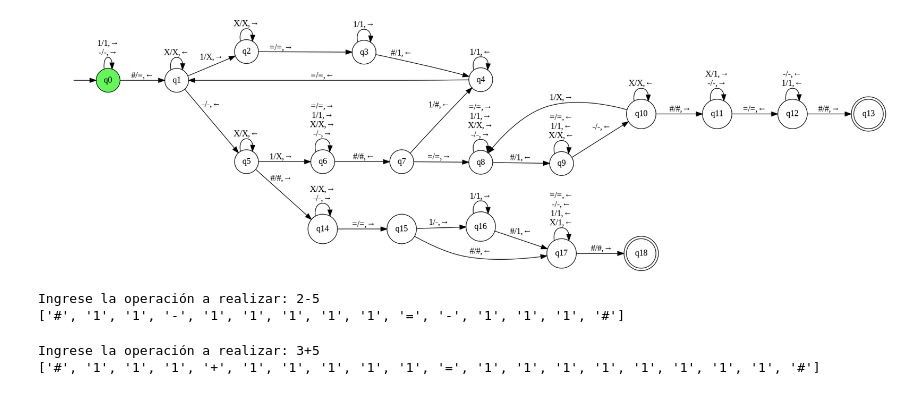
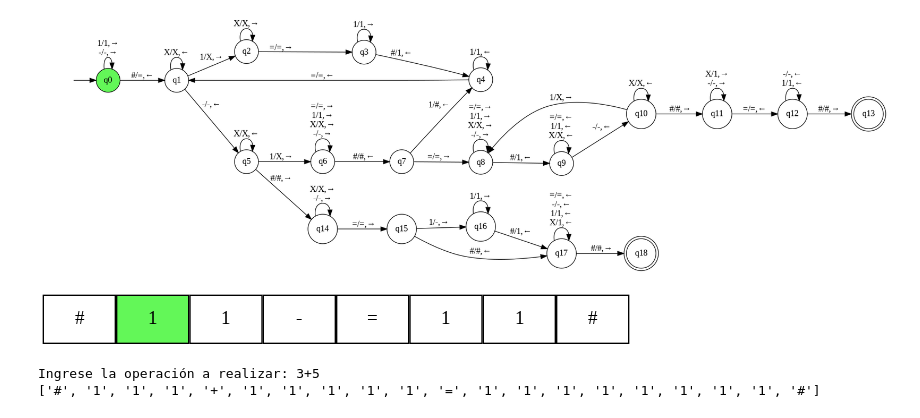
Before and after one commit to MargaretG7/Personal-Projects, a Jupyter notebook: Resta_Máquina_de_Turing.ipynb, the cells around one changed output. Drawn from its saved outputs; the diff is of its cells as text; code cells hidden in the pictures.

```diff
--- a/Resta_Máquina_de_Turing.ipynb
+++ b/Resta_Máquina_de_Turing.ipynb
@@ -113,7 +116,7 @@ elementos = []
 numeros = entrada.split("-")
 
 def display_graph(array, j):
-    time.sleep(0.5)
+    time.sleep(1.5)
     clear_current_output()
     dot = Digraph()
     # Establecer dirección vertical del grafo
@@ -141,49 +144,88 @@ for i, numero in enumerate(numeros):
     if i < len(numeros) - 1:
         elementos.append('-')
 elementos = ['#'] + elementos + ['#']
-##print(elementos)
 
 for i in range(1, len(elementos)):
+      graph(elementos,i)
       if elementos[i] == '#':
           elementos[i] = '='
           elementos.append('#')
-##print(elementos)
+          graph(elementos,i)
 
 cont, band = 0, len(elementos)
 pos = elementos.index('=')-1
 
+def forGraph1(i,j):
+  for x in range (i, j):
+    graph(elementos, x)
+
+def forGraph2(i,j):
+  for y in range (j-1, i-1,-1):
+    graph(elementos, y)
+
 while (band != 0):
       if elementos[pos-cont] == '1':
             elementos[pos-cont] = 'X'
+            forGraph1(pos-cont, len(elementos))
             elementos.insert(len(elementos)-1,'1')
+            graph(elementos, len(elementos)-2)
+            forGraph2(pos-cont, len(elementos)-2)
             cont += 1;
       else: break;
       band -=1;
 
 cont, band = 0, len(elementos)
 ddr, val = 0, 2
 pos2 = elementos.index('-')-1
+forGraph2(pos2+1, pos2+2)
 
 while (band != 0):
+     if elementos[1] == '-':
+        graph(elementos, 0)
      if elementos[pos2-cont] == '1':
         elementos[pos2-cont] = 'X'
+        graph(elementos, pos2-cont)
+        forGraph1(pos2-cont, len(elementos))
         cont += 1;
         if elementos[len(elementos)-2] == '1' and ddr == 0:
+           graph(elementos,len(elementos)-2)
            elementos.pop(len(elementos)-2)
+           forGraph2(pos2-cont, len(elementos)-1)
         elif elementos[len(elementos)-val] == '=':
            elementos.insert(len(elementos)-1,'1')
+           graph(elementos,len(elementos)-2)
+           forGraph2(pos2-cont, len(elementos)-1)
            ddr +=1; val +=1
      else:
         break;
      band -=1
-if ddr == 0 and elementos[pos+2] == '1': elementos.insert(pos + 2, '-')
-for i in range(1, len(elementos)):
-      if elementos[i] == 'X':
-          elementos[i] = '1'
-print(elementos)
+
+if ddr == 0 and elementos[pos+2] == '1':
+  forGraph1(1,pos+2)
+  elementos[pos+2] = '-'
+  graph(elementos,pos+2)
+  forGraph1(pos+3,len(elementos))
+  elementos.insert(len(elementos)-1,'1')
+  forGraph2(pos+1,len(elementos)-1)
+
+  for i in range(pos+1, 0, -1):
+        if elementos[i] == 'X':
+            elementos[i] = '1'
+        graph(elementos,i)
+
+else:
+  for i in range(0, pos+2):
+        if elementos[i] == 'X':
+            elementos[i] = '1'
+        graph(elementos,i)
+  forGraph2(1,pos+1)
+
+def graph(a, i):
+  display_graph(a, i)
+  image = Image(filename='array_vertical.png')
+  display(image)
 # %% [output]
-Ingrese la operación a realizar: 2-5
-['#', '1', '1', '-', '1', '1', '1', '1', '1', '=', '-', '1', '1', '1', '#']
+[figure, added]
 # %%
 entrada = input('Ingrese la operación a realizar: ')
 elementos = []
```
Also changed, not shown: parts of 1 cell of this notebook.
